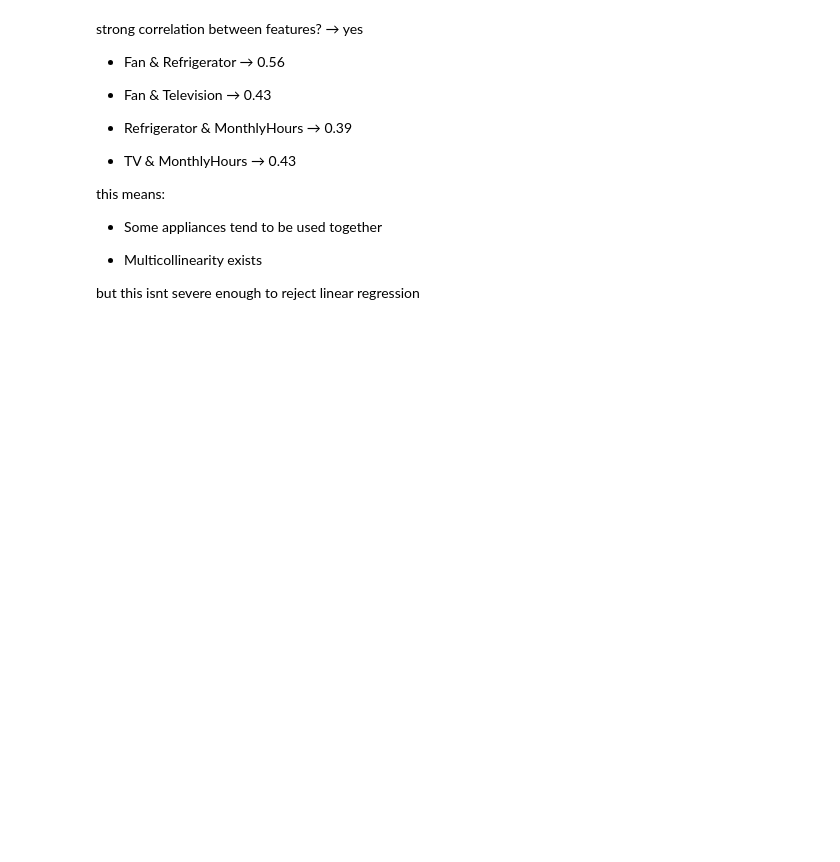
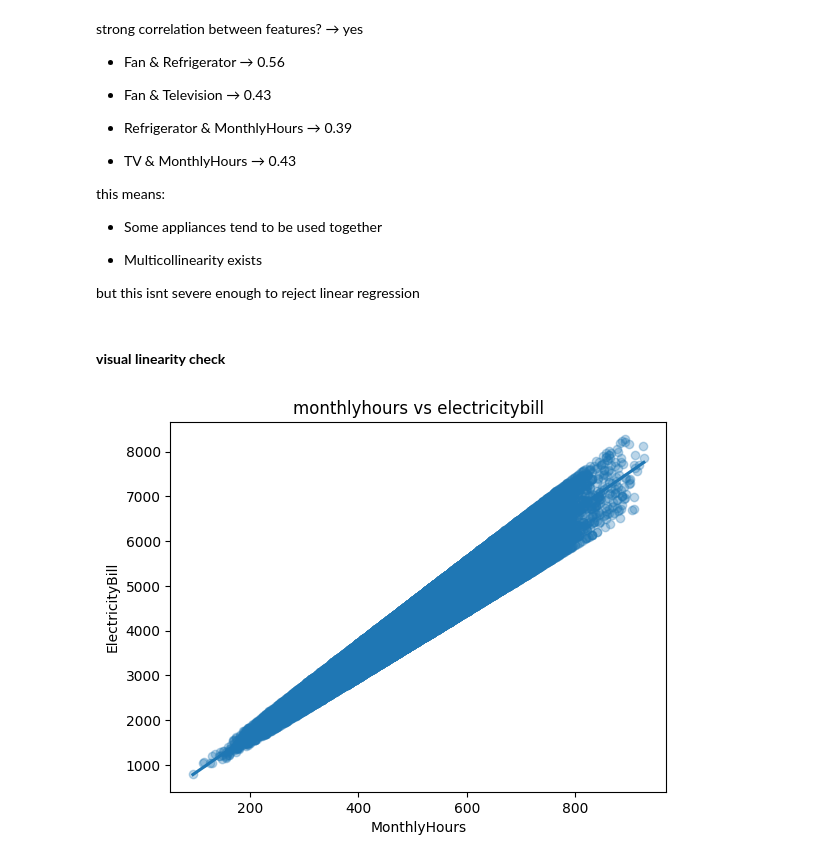
Before and after one commit to ibrahimjohar/Machine-Learning-Fall-2025, a Jupyter notebook: Labs/08/lab08-tasks.ipynb, the cells around one changed output. Cells and saved outputs as stored; diff of their text form; code cells hidden in the pictures; blank space fills up the shorter version.

```diff
--- a/Labs/08/lab08-tasks.ipynb
+++ b/Labs/08/lab08-tasks.ipynb
@@ -310,3 +310,11 @@ this means:
 - Multicollinearity exists
 
 but this isnt severe enough to reject linear regression
+# %% [markdown]
+#### **visual linearity check**
+# %%
+sns.regplot(x=df2["MonthlyHours"], y=df2["ElectricityBill"], scatter_kws={'alpha':0.3})
+plt.title("monthlyhours vs electricitybill")
+plt.show()
+# %% [output]
+[figure, added]
```
Also changed, not shown: parts of 12 cells of this notebook.
